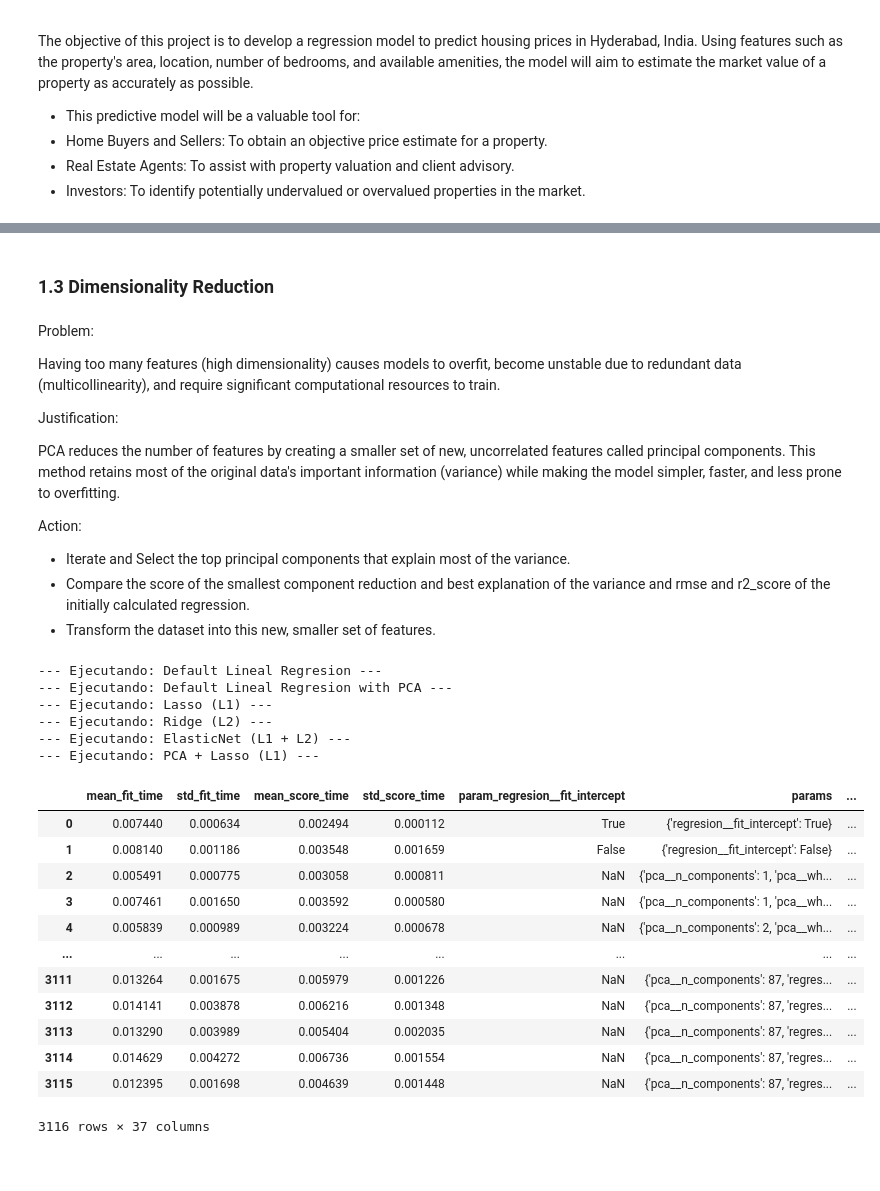
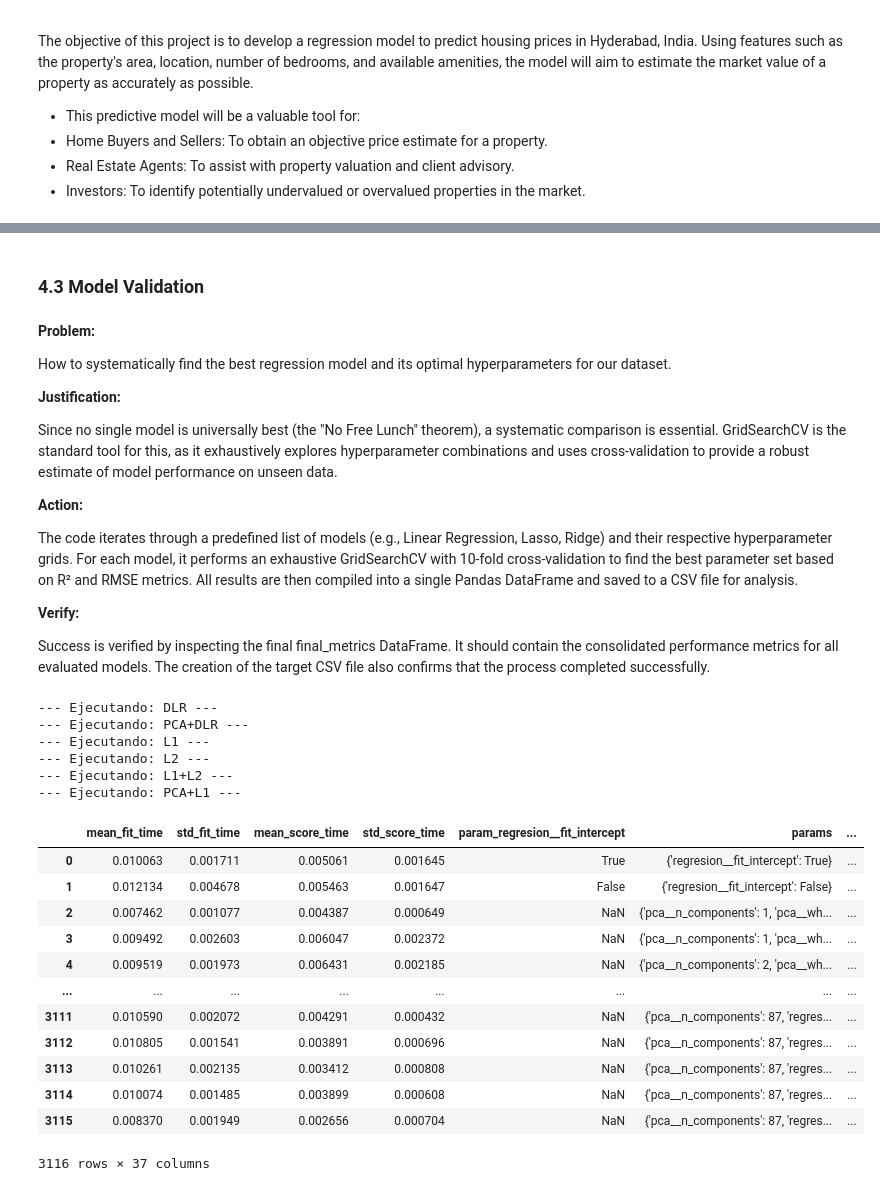
Before and after one commit to albertbolanoss/labs_machine_learning, a Jupyter notebook: notebooks/hyderabad_house_price/1.4_Lineal_Regresion.ipynb, the cells around one changed output, grey strips where cells are left out. Cells and saved outputs as stored; diff of their text form; code cells hidden in the pictures; blank space fills up the shorter version.

Commit message:
Evaluate model

```diff
--- a/notebooks/hyderabad_house_price/1.4_Lineal_Regresion.ipynb
+++ b/notebooks/hyderabad_house_price/1.4_Lineal_Regresion.ipynb
@@ -101,19 +99,21 @@ RMSE Mean: 0.2313 (std: +/- 0.0360)
 # %% [markdown]
-### 1.3 Dimensionality Reduction
+### 4.3 Model Validation
 # %% [markdown]
-Problem:
+**Problem:**
 
-Having too many features (high dimensionality) causes models to overfit, become unstable due to redundant data (multicollinearity), and require significant computational resources to train.
+How to systematically find the best regression model and its optimal hyperparameters for our dataset.
 
-Justification:
+**Justification:**
 
-PCA reduces the number of features by creating a smaller set of new, uncorrelated features called principal components. This method retains most of the original data's important information (variance) while making the model simpler, faster, and less prone to overfitting.
+Since no single model is universally best (the "No Free Lunch" theorem), a systematic comparison is essential. GridSearchCV is the standard tool for this, as it exhaustively explores hyperparameter combinations and uses cross-validation to provide a robust estimate of model performance on unseen data.
 
-Action:
+**Action:**
 
-- Iterate and Select the top principal components that explain most of the variance.
-- Compare the score of the smallest component reduction and best explanation of the variance and rmse and r2_score of the initially calculated regression.
-- Transform the dataset into this new, smaller set of features.
+The code iterates through a predefined list of models (e.g., Linear Regression, Lasso, Ridge) and their respective hyperparameter grids. For each model, it performs an exhaustive GridSearchCV with 10-fold cross-validation to find the best parameter set based on R² and RMSE metrics. All results are then compiled into a single Pandas DataFrame and saved to a CSV file for analysis.
+
+**Verify:**
+
+Success is verified by inspecting the final final_metrics DataFrame. It should contain the consolidated performance metrics for all evaluated models. The creation of the target CSV file also confirms that the process completed successfully.
 # %%
 folds = 10
 max_components = training_features.shape[1]
@@ -125,7 +125,7 @@ scoring_metrics = {
 
 models_configuration = [
     {
-        'name': 'Default Lineal Regresion',
+        'name': 'DLR',
         'pipeline': Pipeline([
             ('regresion', LinearRegression())
         ]),
@@ -134,7 +134,7 @@ models_configuration = [
         }
     },
     {
-        'name': 'PCA + Default Lineal Regresion',
+        'name': 'PCA+DLR',
         'pipeline': Pipeline([
             ('pca', PCA()),
             ('regresion', LinearRegression())
@@ -145,7 +145,7 @@ models_configuration = [
         }
     },
     {
-        'name': 'Lasso (L1)',
+        'name': 'L1',
         'pipeline': Pipeline([
             ('regresion', Lasso(max_iter=10000)) # Aumentar max_iter es buena práctica
         ]),
@@ -154,7 +154,7 @@ models_configuration = [
         }
     },
     {
-        'name': 'Ridge (L2)',
+        'name': 'L2',
         'pipeline': Pipeline([
             ('regresion', Ridge())
         ]),
@@ -163,7 +163,7 @@ models_configuration = [
         }
     },
     {
-        'name': 'ElasticNet (L1 + L2)',
+        'name': 'L1+L2',
         'pipeline': Pipeline([
             ('regresion', ElasticNet(max_iter=10000))
         ]),
@@ -173,7 +173,7 @@ models_configuration = [
         }
     },
     {
-        'name': 'PCA + Lasso (L1)',
+        'name': 'PCA+L1',
         'pipeline': Pipeline([
             ('pca', PCA()),
             ('regresion', Lasso(max_iter=10000))
@@ -191,48 +191,48 @@ for config in models_configuration:
     model_name = config['name']
     pipeline = config['pipeline']
     param_grid = config['param_grid']
 
     print(f"--- Ejecutando: {model_name} ---")
 
     grid_search = GridSearchCV(
         estimator=pipeline,
         param_grid=param_grid,
         scoring=scoring_metrics,
         refit='r2',
         cv=folds,
         n_jobs=-1
     )
 
     grid_search.fit(training_features, training_labels)
 
     grid_metrics = pd.DataFrame(grid_search.cv_results_)
     grid_metrics['model_name'] = model_name
 
     all_metrics.append(grid_metrics)
 
 final_metrics = pd.concat(all_metrics, ignore_index=True)
 final_metrics['params'] = final_metrics['params'].astype(str)
 
 final_metrics.to_csv(target_metrics)
 
 display(final_metrics)
 # %% [output]
---- Ejecutando: Default Lineal Regresion ---
---- Ejecutando: Default Lineal Regresion with PCA ---
---- Ejecutando: Lasso (L1) ---
---- Ejecutando: Ridge (L2) ---
---- Ejecutando: ElasticNet (L1 + L2) ---
---- Ejecutando: PCA + Lasso (L1) ---
+--- Ejecutando: DLR ---
+--- Ejecutando: PCA+DLR ---
+--- Ejecutando: L1 ---
+--- Ejecutando: L2 ---
+--- Ejecutando: L1+L2 ---
+--- Ejecutando: PCA+L1 ---
 |  | mean_fit_time | std_fit_time | mean_score_time | std_score_time | param_regresion__fit_intercept | params | ... |
-| 0 | 0.007440 | 0.000634 | 0.002494 | 0.000112 | True | {'regresion__fit_intercept': True} | ... |
-| 1 | 0.008140 | 0.001186 | 0.003548 | 0.001659 | False | {'regresion__fit_intercept': False} | ... |
-| 2 | 0.005491 | 0.000775 | 0.003058 | 0.000811 | NaN | {'pca__n_components': 1, 'pca__wh... | ... |
-| 3 | 0.007461 | 0.001650 | 0.003592 | 0.000580 | NaN | {'pca__n_components': 1, 'pca__wh... | ... |
-| 4 | 0.005839 | 0.000989 | 0.003224 | 0.000678 | NaN | {'pca__n_components': 2, 'pca__wh... | ... |
+| 0 | 0.010063 | 0.001711 | 0.005061 | 0.001645 | True | {'regresion__fit_intercept': True} | ... |
+| 1 | 0.012134 | 0.004678 | 0.005463 | 0.001647 | False | {'regresion__fit_intercept': False} | ... |
+| 2 | 0.007462 | 0.001077 | 0.004387 | 0.000649 | NaN | {'pca__n_components': 1, 'pca__wh... | ... |
+| 3 | 0.009492 | 0.002603 | 0.006047 | 0.002372 | NaN | {'pca__n_components': 1, 'pca__wh... | ... |
+| 4 | 0.009519 | 0.001973 | 0.006431 | 0.002185 | NaN | {'pca__n_components': 2, 'pca__wh... | ... |
 | ... | ... | ... | ... | ... | ... | ... | ... |
-| 3111 | 0.013264 | 0.001675 | 0.005979 | 0.001226 | NaN | {'pca__n_components': 87, 'regres... | ... |
-| 3112 | 0.014141 | 0.003878 | 0.006216 | 0.001348 | NaN | {'pca__n_components': 87, 'regres... | ... |
-| 3113 | 0.013290 | 0.003989 | 0.005404 | 0.002035 | NaN | {'pca__n_components': 87, 'regres... | ... |
-| 3114 | 0.014629 | 0.004272 | 0.006736 | 0.001554 | NaN | {'pca__n_components': 87, 'regres... | ... |
-| 3115 | 0.012395 | 0.001698 | 0.004639 | 0.001448 | NaN | {'pca__n_components': 87, 'regres... | ... |
+| 3111 | 0.010590 | 0.002072 | 0.004291 | 0.000432 | NaN | {'pca__n_components': 87, 'regres... | ... |
+| 3112 | 0.010805 | 0.001541 | 0.003891 | 0.000696 | NaN | {'pca__n_components': 87, 'regres... | ... |
+| 3113 | 0.010261 | 0.002135 | 0.003412 | 0.000808 | NaN | {'pca__n_components': 87, 'regres... | ... |
+| 3114 | 0.010074 | 0.001485 | 0.003899 | 0.000608 | NaN | {'pca__n_components': 87, 'regres... | ... |
+| 3115 | 0.008370 | 0.001949 | 0.002656 | 0.000704 | NaN | {'pca__n_components': 87, 'regres... | ... |
 3116 rows × 37 columns
```
Also changed, not shown: parts of 5 cells of this notebook, 4 other files.
